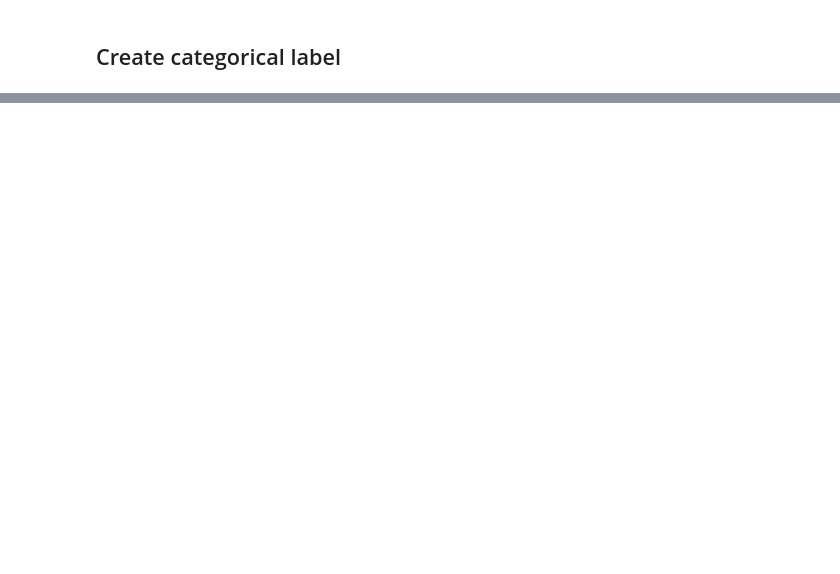
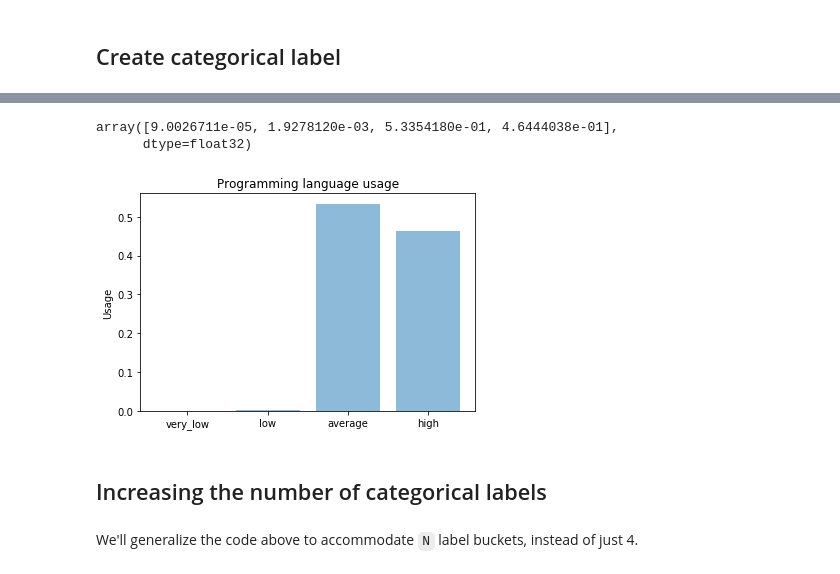
Before and after one commit to GoogleCloudPlatform/ml-design-patterns, a Jupyter notebook: 03_problem_representation/reframing.ipynb, the cells around one changed output, grey strips where cells are left out. Saved outputs shown, nothing was run; the diff lists cells and outputs as text; code cells hidden in the pictures; blank space fills up the shorter version.

```diff
--- a/03_problem_representation/reframing.ipynb
+++ b/03_problem_representation/reframing.ipynb
@@ -168,8 +135,20 @@ Features: [[ 1 16  1 36 -1]], Target: [[0. 0. 1. 0.]]
 # %%
-model = tf.keras.Sequential([
-    tf.keras.layers.Dense(20, activation='relu'),
-    tf.keras.layers.Dense(10, activation='relu'),
-    tf.keras.layers.Dense(4, activation='softmax')])
+# create Inputs for model
+inputs = {colname: tf.keras.layers.Input(
+    name=colname, shape=(), dtype="float32")
+    for colname in ["mother_age", "gestation_weeks"]}
+inputs.update({colname: tf.keras.layers.Input(
+    name=colname, shape=(), dtype=tf.string)
+    for colname in ["plurality", "is_male", "mother_race"]})
+
+# build DenseFeatures for the model
+dnn_inputs = layers.DenseFeatures(categorical_columns+numeric_columns)(inputs)
+
+# model
+h1 = layers.Dense(20, activation="relu")(dnn_inputs)
+h2 = layers.Dense(10, activation="relu")(h1)
+output = layers.Dense(4, activation="softmax")(h2)
+model = tf.keras.models.Model(inputs=inputs, outputs=output)
 
 model.compile(optimizer='adam',
               loss=tf.keras.losses.CategoricalCrossentropy(),
@@ -177,2 +162,0 @@ model.compile(optimizer='adam',
-# %%
-model.fit(train_dataset, epochs=2)
@@ -196,0 +163,3 @@ plt.show()
+# %%
+# train the model
+model.fit(train_data.batch(50), epochs=1)
@@ -196,0 +176,28 @@ plt.show()
+# %%
+preds = model.predict(x={"gestation_weeks": tf.convert_to_tensor([38]),
+                         "is_male": tf.convert_to_tensor(["True"]),
+                         "mother_age": tf.convert_to_tensor([28]),
+                         "mother_race": tf.convert_to_tensor(["1.0"]),
+                         "plurality": tf.convert_to_tensor(["Single(1)"])},
+                      steps=1).squeeze()
+preds
+# %% [output]
+array([9.0026711e-05, 1.9278120e-03, 5.3354180e-01, 4.6444038e-01],
+      dtype=float32)
+# %%
+objects = ('very_low', 'low', 'average', 'high')
+y_pos = np.arange(len(objects))
+predictions = list(preds)
+
+plt.bar(y_pos, predictions, align='center', alpha=0.5)
+plt.xticks(y_pos, objects)
+plt.ylabel('Usage')
+plt.title('Programming language usage')
+
+plt.show()
+# %% [output]
+[figure, added]
+# %% [markdown]
+## Increasing the number of  categorical labels
+# %% [markdown]
+We'll generalize the code above to accommodate `N` label buckets, instead of just 4.
```
Also changed, not shown: parts of 35 cells of this notebook.
